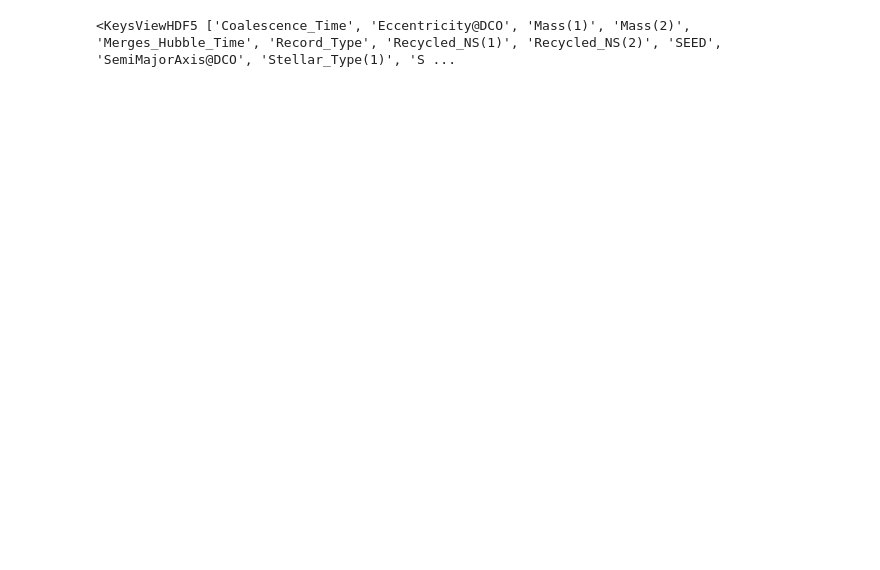
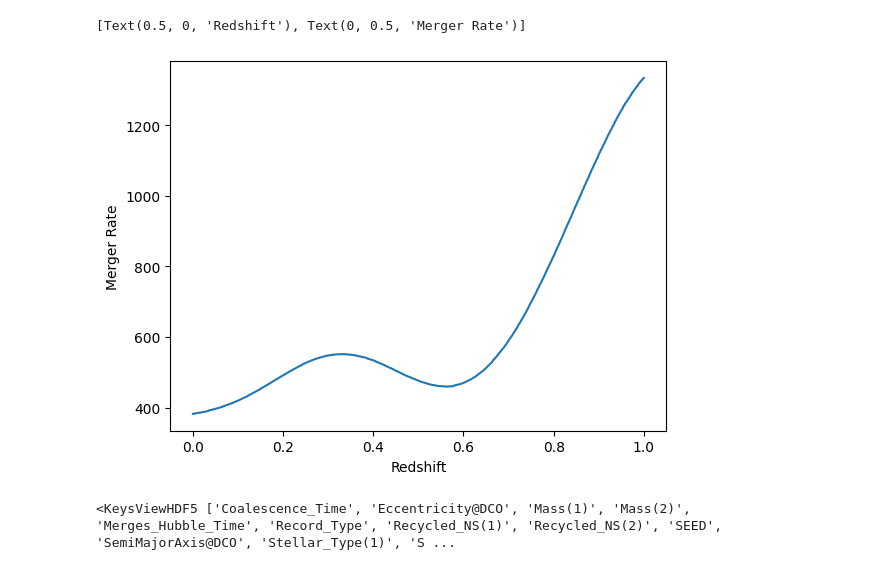
Before and after one commit to ryanwhite1/Swinburne-Summer, a Jupyter notebook: test.ipynb, the cells around one changed output. Cells and saved outputs as stored; diff of their text form; code cells hidden in the pictures; blank space fills up the shorter version.

```diff
--- a/test.ipynb
+++ b/test.ipynb
@@ -33,3 +64,12 @@ print(SPs.keys())
+# %%
+fig, ax = plt.subplots()
+zs = np.linspace(0, 1, 1000)
+z_rates = [sum(np.array(Rates['merger_rate'])[:, i]) for i in range(len(zs))]
+ax.plot(zs, z_rates)
+ax.set(xlabel='Redshift', ylabel='Merger Rate')
+# %% [output]
+[Text(0.5, 0, 'Redshift'), Text(0, 0.5, 'Merger Rate')]
+[figure, added]
 # %%
 print(DCs.keys())
 # %% [output]
```
Also changed, not shown: parts of 15 cells of this notebook, 13 other files.
